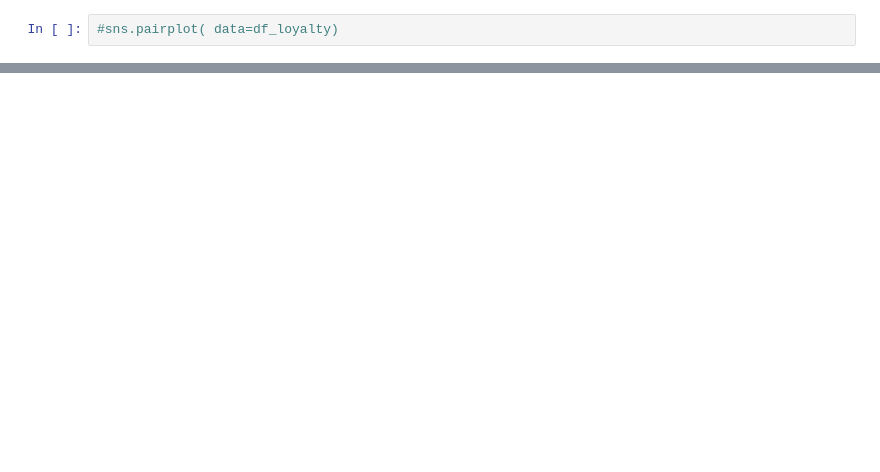
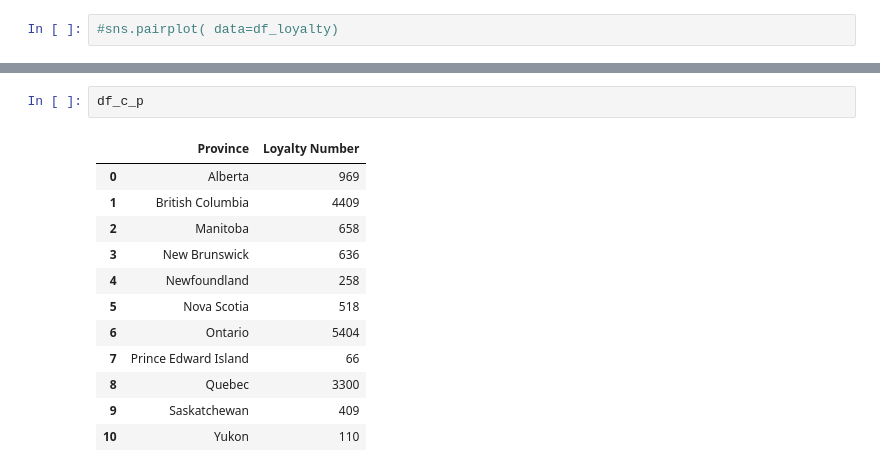
Before and after one commit to Adalab/bda-modulo-3-evaluacion-final-CibiPB, a Jupyter notebook: Notebooks/3. Data Analysis.ipynb, the cells around one changed output, grey strips where cells are left out. Drawn from its saved outputs; the diff is of its cells as text; blank space fills up the shorter version.

```diff
--- a/Notebooks/3. Data Analysis.ipynb
+++ b/Notebooks/3. Data Analysis.ipynb
@@ -52,0 +84,15 @@ sp.num_and_num (df_full,'Flights with Companions', 'Total Flights')
+# %%
+df_c_p
+# %% [output]
+|  | Province | Loyalty Number |
+| 0 | Alberta | 969 |
+| 1 | British Columbia | 4409 |
+| 2 | Manitoba | 658 |
+| 3 | New Brunswick | 636 |
+| 4 | Newfoundland | 258 |
+| 5 | Nova Scotia | 518 |
+| 6 | Ontario | 5404 |
+| 7 | Prince Edward Island | 66 |
+| 8 | Quebec | 3300 |
+| 9 | Saskatchewan | 409 |
+| 10 | Yukon | 110 |
```
Also changed, not shown: parts of 7 cells of this notebook, 1 other file.
